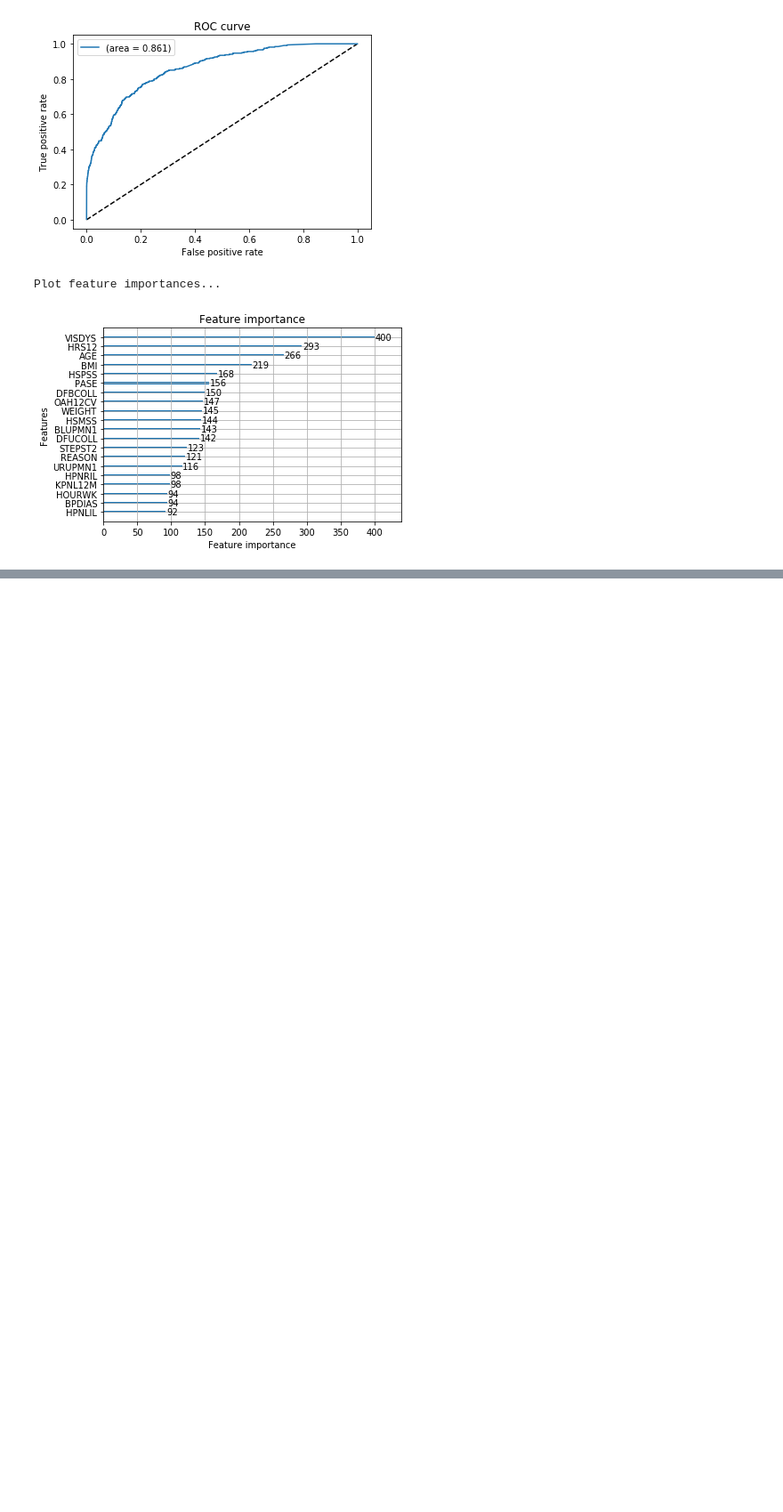
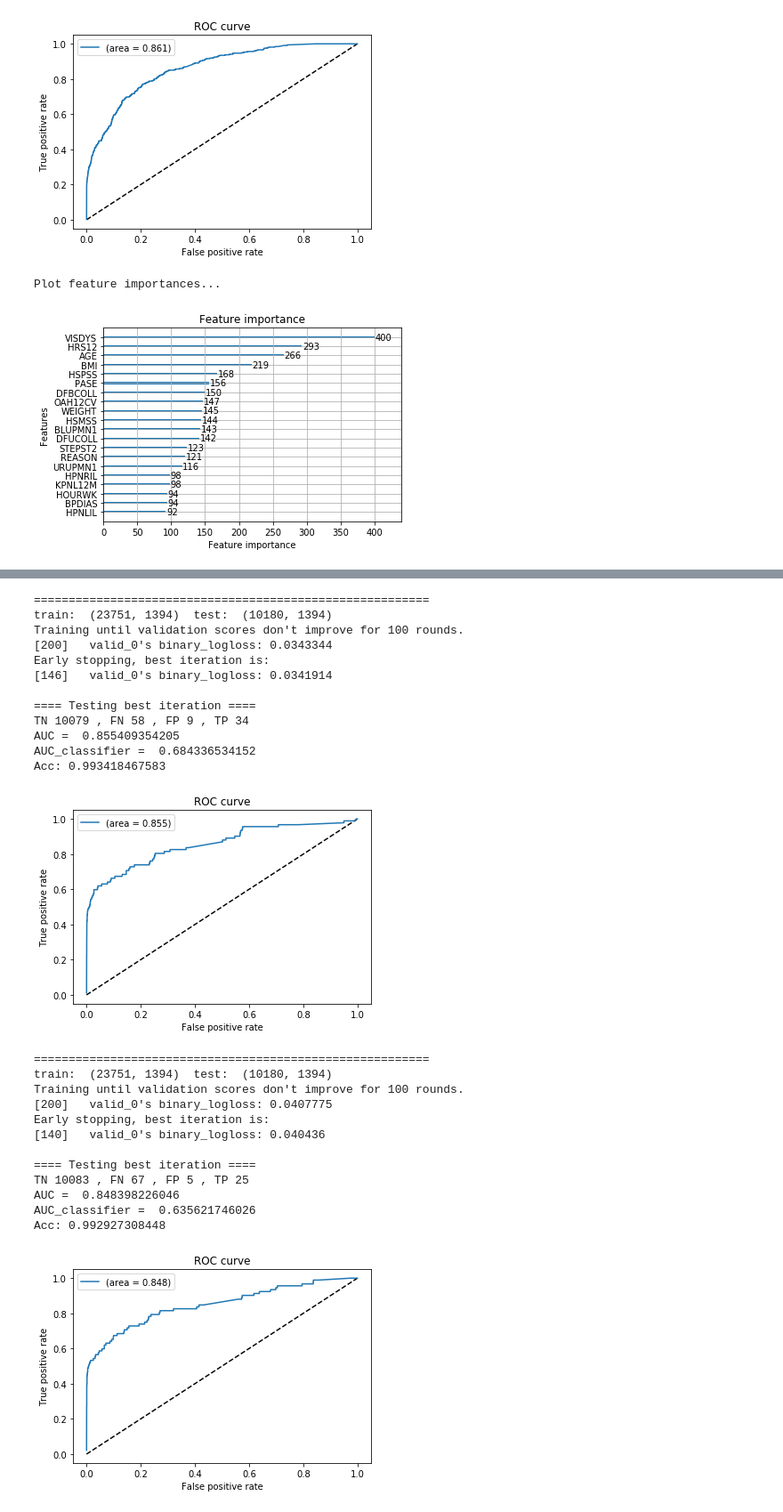
Before and after one commit to methoddatascience/zeta, a Jupyter notebook: keystone/all_clinical_features.ipynb, the cells around one changed output, grey strips where cells are left out. Shown: that part at 89% size. Drawn from its saved outputs; the diff is of its cells as text; code cells hidden in the pictures; blank space fills up the shorter version.

```diff
--- a/keystone/all_clinical_features.ipynb
+++ b/keystone/all_clinical_features.ipynb
@@ -433,0 +522,36 @@ Plot feature importances...
+# %%
+train_t2, target_t2 = getTimeSpecific(DATASET,time_t_to_predict=2,drop_censored=True,tg_name='target_ff')
+#train_t2 = train_t2.drop(columns=least_important)
+#train_t2 = train_t2.drop(columns='REASON')
+train_t2 = train_t2.drop(columns='VISDYS')
+
+train_t2, test_t2, target_t2, test_target_t2 = train_test_split(train_t2,target_t2, test_size=0.3)
+
+model_t2, test_pred_t2 = TrainAndTest(train_t2,target_t2,test_t2,test_target_t2, iterations=3)
+# %% [output]
+=========================================================
+train:  (23751, 1394)  test:  (10180, 1394)
+Training until validation scores don't improve for 100 rounds.
+[200]   valid_0's binary_logloss: 0.0343344
+Early stopping, best iteration is:
+[146]   valid_0's binary_logloss: 0.0341914
+
+==== Testing best iteration ====
+TN 10079 , FN 58 , FP 9 , TP 34
+AUC =  0.855409354205
+AUC_classifier =  0.684336534152
+Acc: 0.993418467583
+[figure, added]
+=========================================================
+train:  (23751, 1394)  test:  (10180, 1394)
+Training until validation scores don't improve for 100 rounds.
+[200]   valid_0's binary_logloss: 0.0407775
+Early stopping, best iteration is:
+[140]   valid_0's binary_logloss: 0.040436
+
+==== Testing best iteration ====
+TN 10083 , FN 67 , FP 5 , TP 25
+AUC =  0.848398226046
+AUC_classifier =  0.635621746026
+Acc: 0.992927308448
+[figure, added]
```
Also changed, not shown: parts of 17 cells of this notebook.
